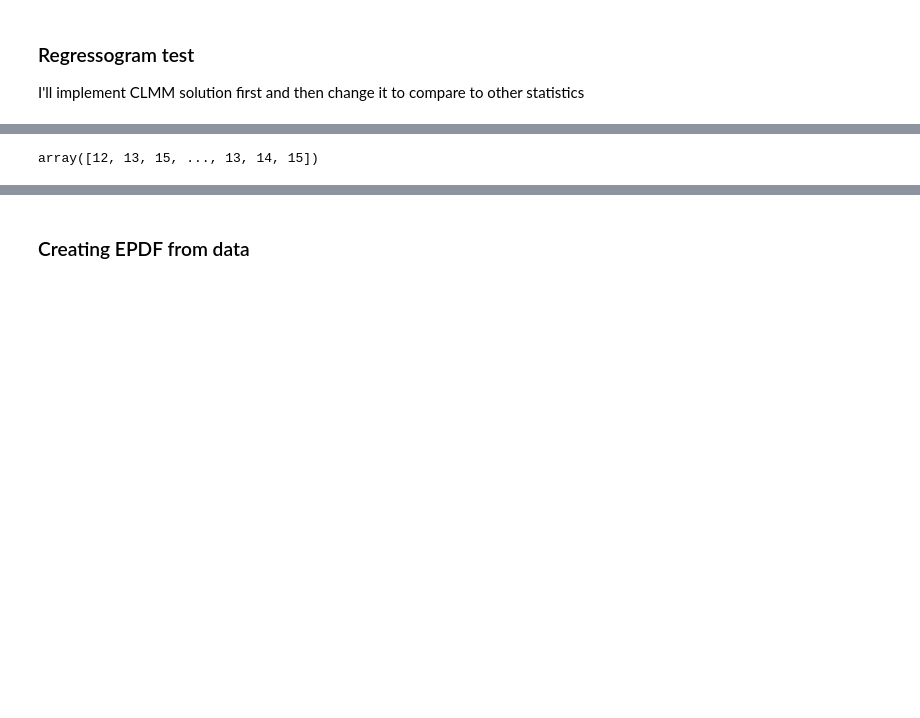
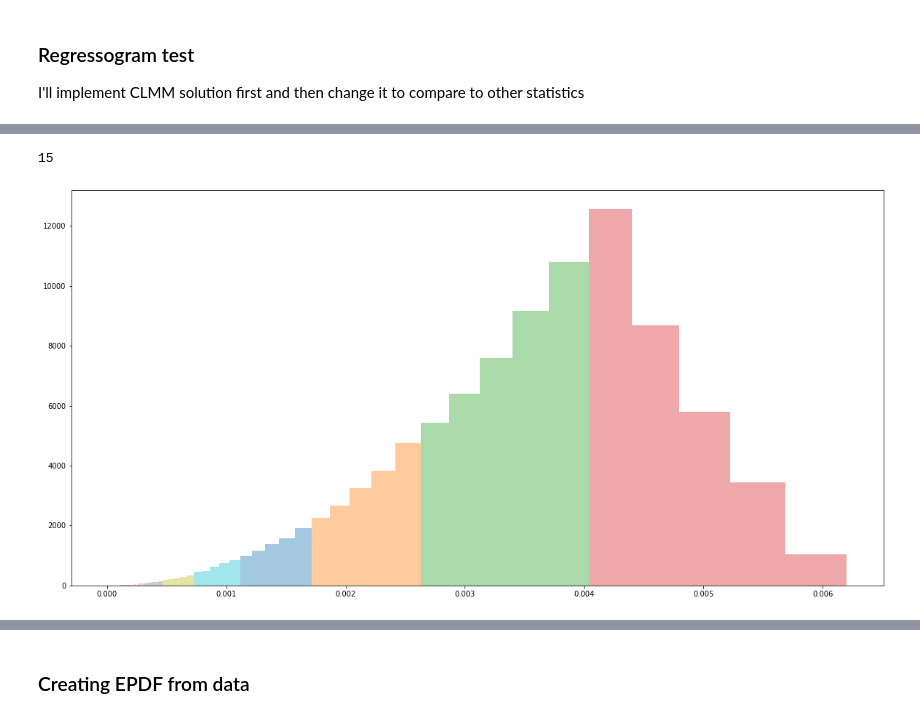
Before and after one commit to caioolivv/masters, a Jupyter notebook: CLMM Regressogram/CLMM_test.ipynb, the cells around one changed output, grey strips where cells are left out. Saved outputs shown, nothing was run; the diff lists cells and outputs as text; code cells hidden in the pictures; blank space fills up the shorter version.

```diff
--- a/CLMM Regressogram/CLMM_test.ipynb
+++ b/CLMM Regressogram/CLMM_test.ipynb
@@ -110,12 +133,20 @@ ax.set_xscale('log')
 # %%
 bins_gal = []
 for i in range(15):
     bin_i = []
     for j in range(len(gal_bins)):
         if gal_bins[j] == i+1:
             bin_i.append(j)
     bins_gal.append(bin_i)
-gal_bins
 # list: each entry is a list with the galaxies belonging to the respective bin
+
+
+fig, ax = plt.subplots(1, 1, figsize=(20,10), facecolor="white")
+ltot = 0
+for bin0 in bins_gal[1:]:
+    ax.hist (theta1[bin0],bins=da.make_bins(1e-5, 6.2e-3, 75, method='evenlog10width'), alpha=0.4)
+    #ax.hist (theta1[bin0],bins=5, alpha=0.4)
+print (len(bins_gal))
 # %% [output]
-array([12, 13, 15, ..., 13, 14, 15])
+15
+[figure, added]
```
Also changed, not shown: parts of 7 cells of this notebook.
